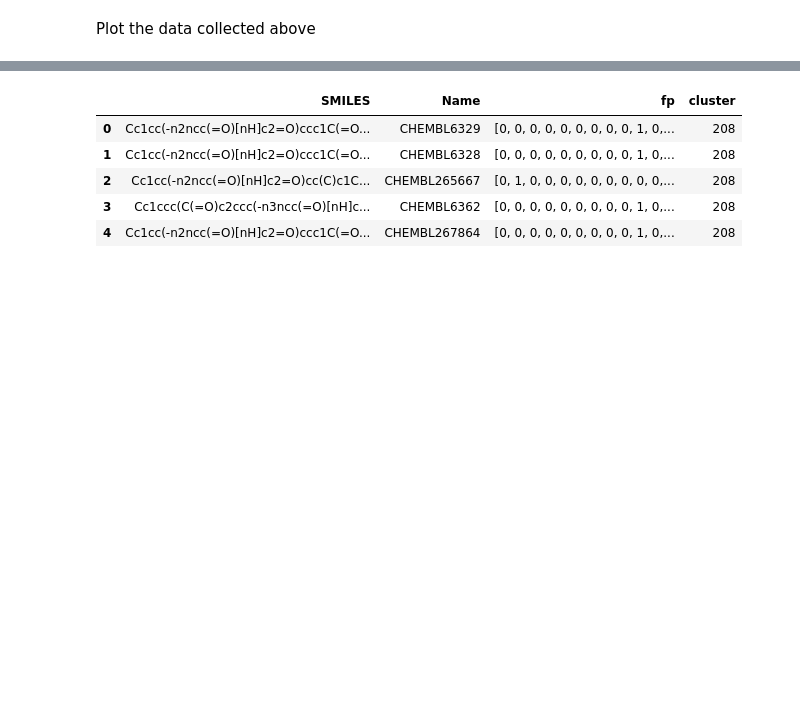
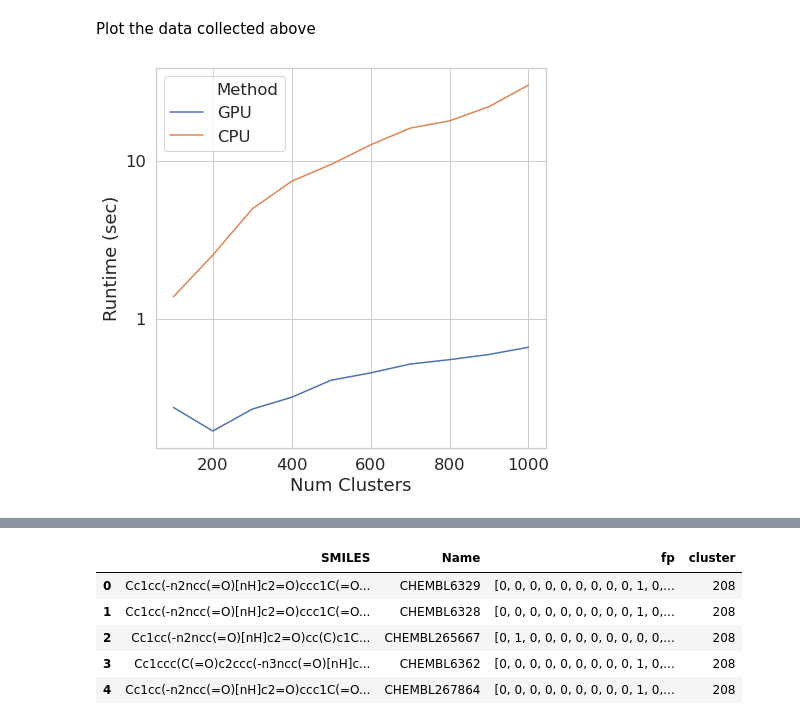
Before and after one commit to PatWalters/rapids_cheminformatics, a Jupyter notebook: rapids_kmeans.ipynb, the cells around one changed output, grey strips where cells are left out. Cells and saved outputs as stored; diff of their text form; code cells hidden in the pictures; blank space fills up the shorter version.

```diff
--- a/rapids_kmeans.ipynb
+++ b/rapids_kmeans.ipynb
@@ -120 +134,3 @@ Benchmark the runtime for clustering 100OK compounds into 1K to 10K clusters
+# %%
+cluster_range = range(100,1001,100)
 # %%
@@ -127,3 +150,9 @@ for n_clusters in tqdm(range(1000,11000,1000)):
+# %%
+rp_df = pd.DataFrame(rp_rt_list,columns=["Num Clusters","Runtime (sec)"])
+rp_df['Method'] = 'GPU'
+sk_df = pd.DataFrame(sk_rt_list,columns=["Num Clusters","Runtime (sec)"])
+sk_df['Method'] = 'CPU'
+rp_df = rp_df.append(sk_df)
 # %% [markdown]
 Some settings to make the the plots appeal to my aesthetic sensibilities.
 # %%
@@ -132,3 +161,10 @@ sns.set(font_scale=1.5)
 sns.set_style('whitegrid')
 # %% [markdown]
 Plot the data collected above
+# %%
+ax = sns.lineplot(rp_df["Num Clusters"],rp_df["Runtime (sec)"],data=rp_df,hue=rp_df["Method"])
+_ = ax.set(yscale="log")
+ax.get_yaxis().set_major_formatter(
+    matplotlib.ticker.FuncFormatter(lambda x, p: format(int(x), ',')))
+# %% [output]
+[figure, added]
```
Also changed, not shown: parts of 26 cells of this notebook.
